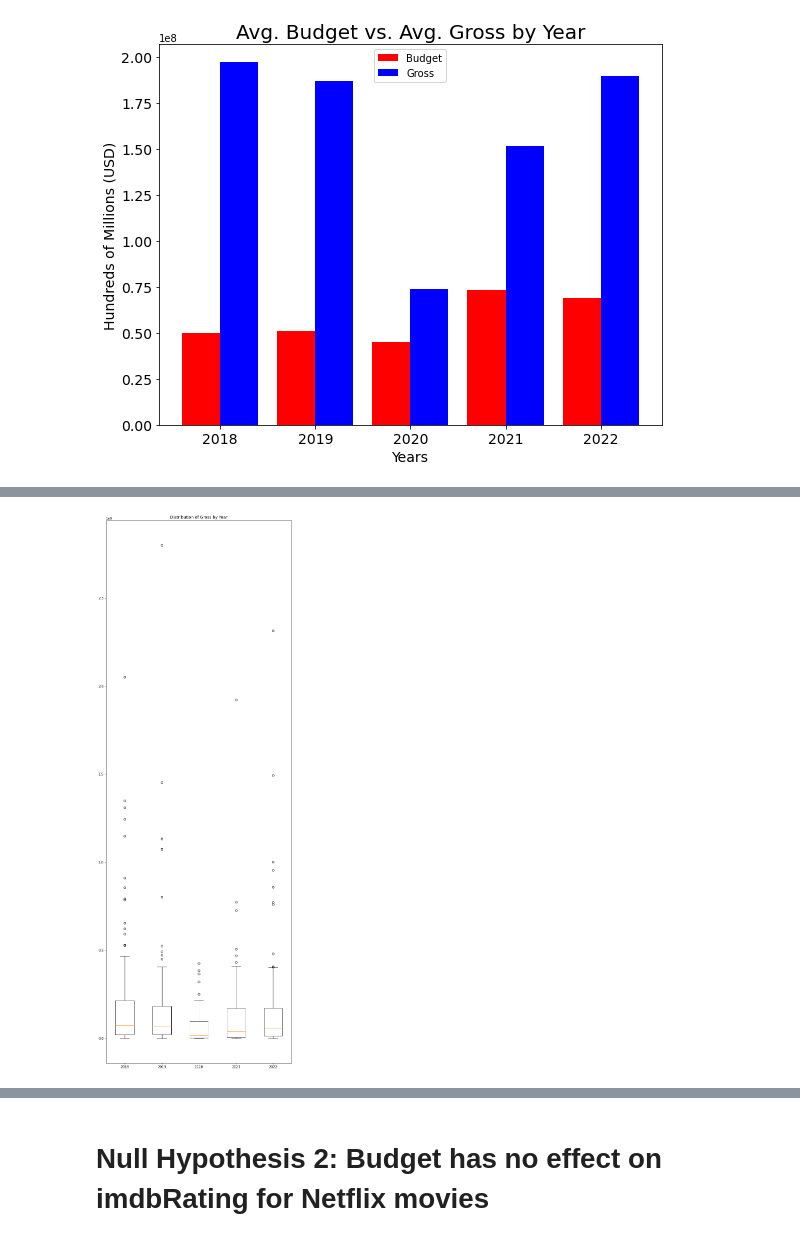
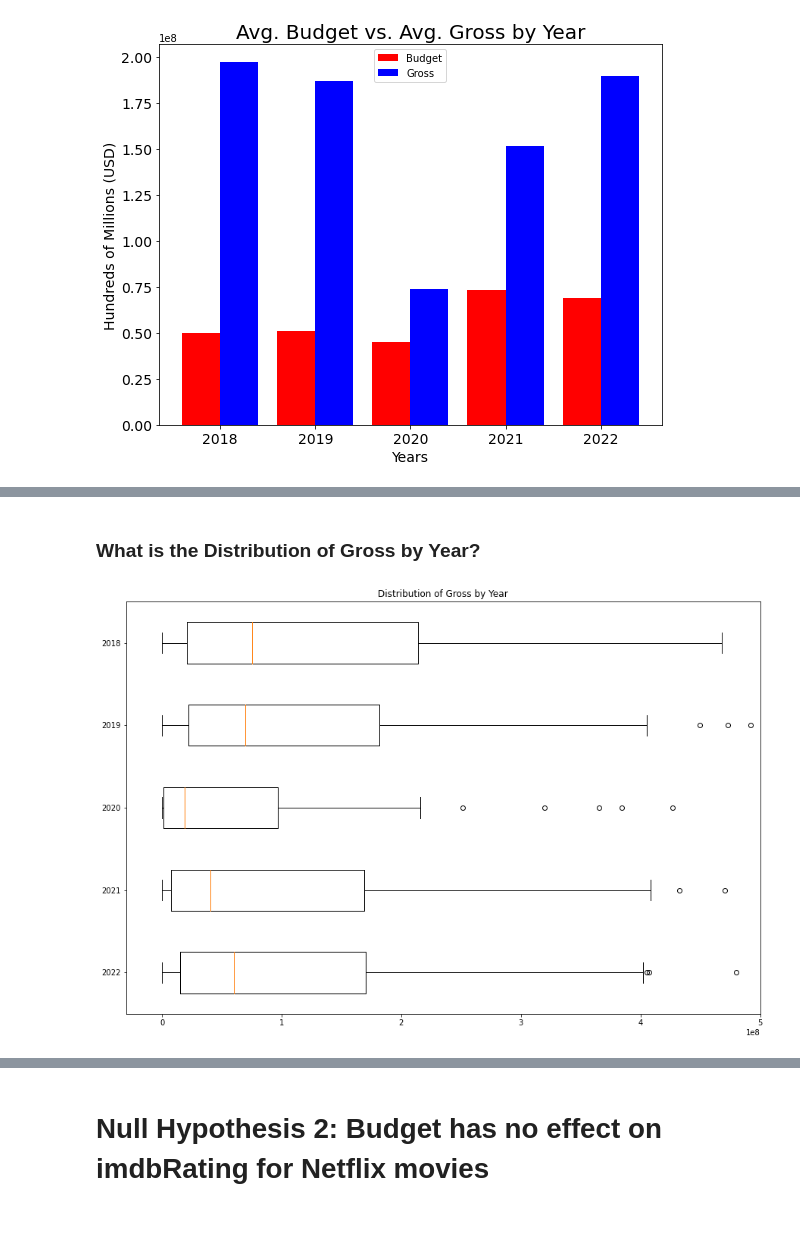
Before and after one commit to csamaro/project_01_group_11_movies, a Jupyter notebook: analysis_scripts/scatter_vs.ipynb, the cells around one changed output, grey strips where cells are left out. Cells and saved outputs as stored; diff of their text form; code cells hidden in the pictures.

```diff
--- a/analysis_scripts/scatter_vs.ipynb
+++ b/analysis_scripts/scatter_vs.ipynb
@@ -278,15 +289,18 @@ plt.show()
+# %% [markdown]
+### What is the Distribution of Gross by Year?
 # %%
-years = box_office["Year"].unique()
+years = ["2022","2021","2020","2019","2018",]
 
 for_boxplots = [box_office.loc[box_office["Year"]==year,"Gross"] for year in years]
 
-plt.figure(figsize=(10,30))
-plt.boxplot(for_boxplots, labels=years)
+plt.figure(figsize=(15,10))
+plt.boxplot(for_boxplots,labels=years,vert=False)
 plt.title("Distribution of Gross by Year")
+plt.xlim([-0.03e9,0.5e9])
 
 plt.show()
 # %% [output]
-[figure, old version]
+[figure, new version]
 # %%
 years = box_office["Year"].unique()
 
```
Also changed, not shown: parts of 8 cells of this notebook, 2 other files.
